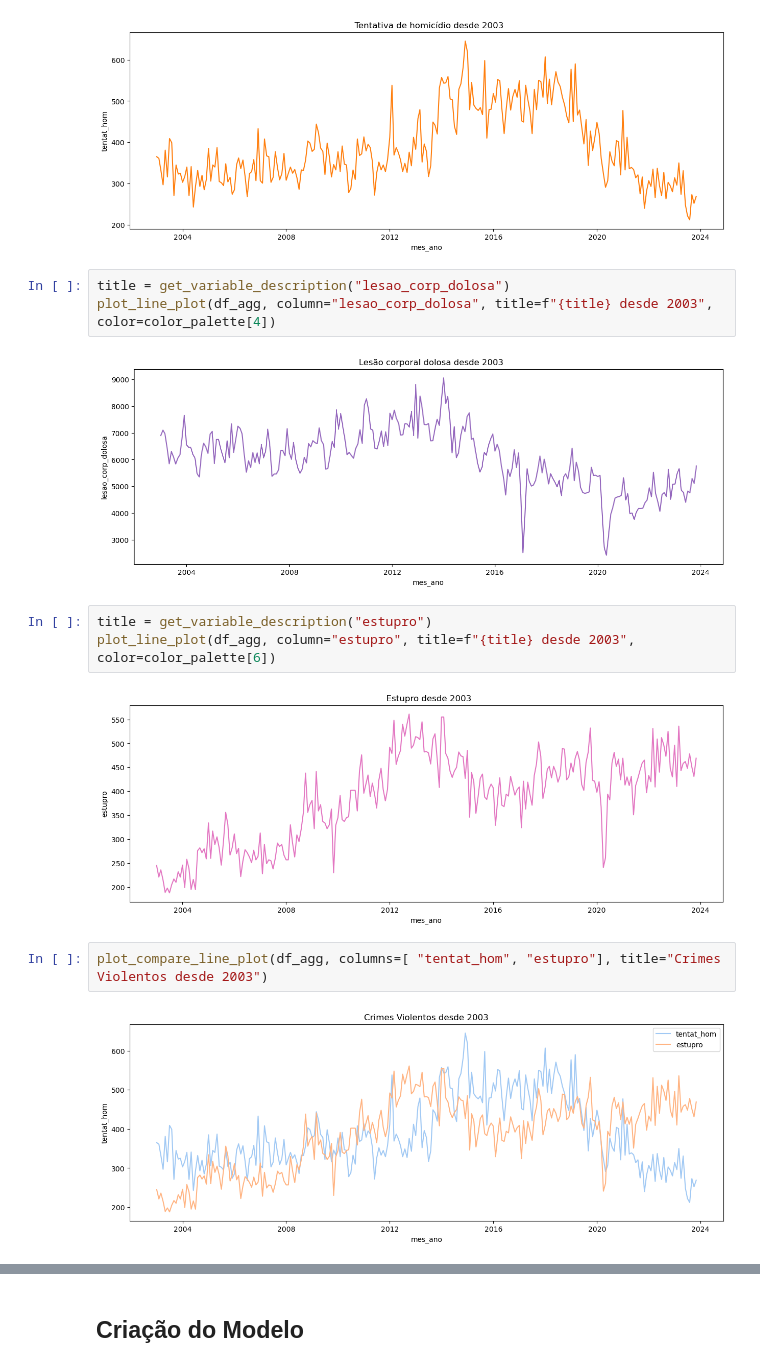
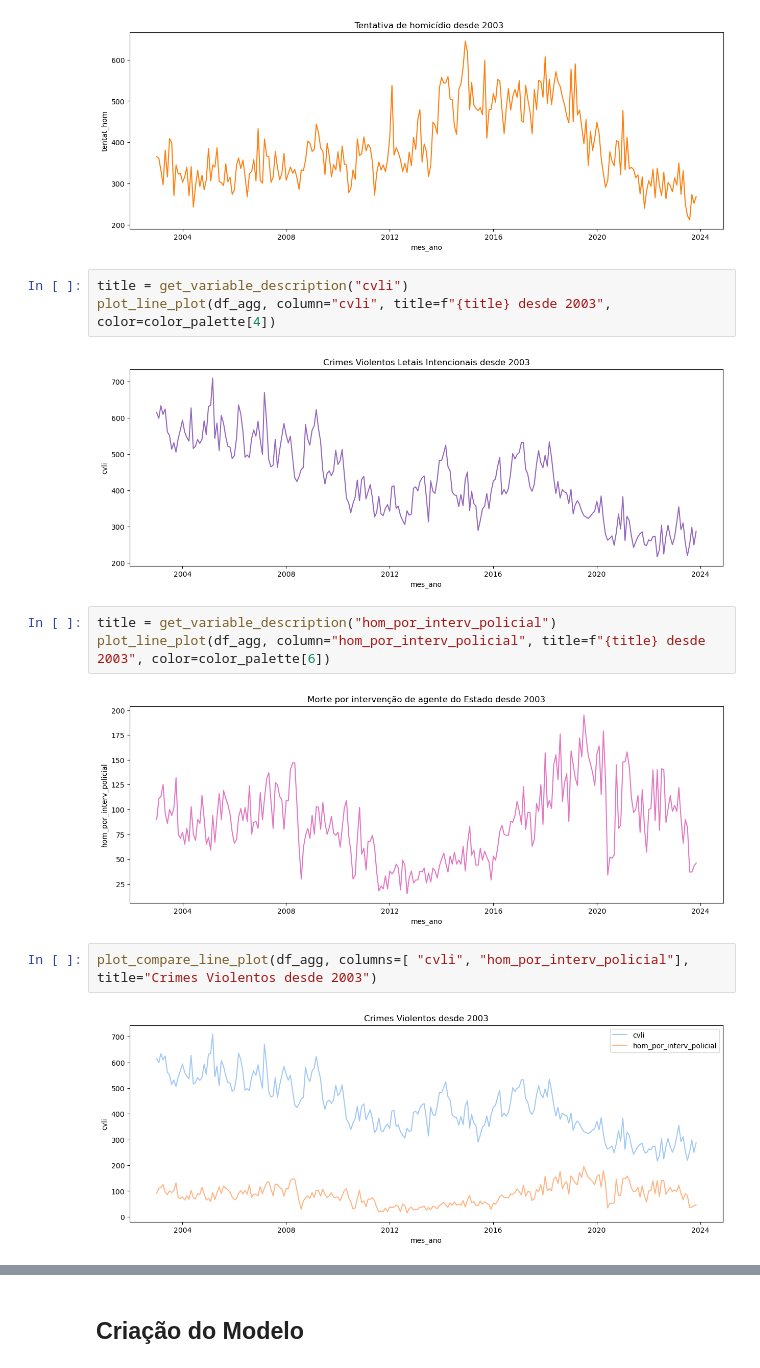
Before and after one commit to VictorMilhomem/ISP-Time-Series-Analysis, a Jupyter notebook: analysis.ipynb, the cells around one changed output, grey strips where cells are left out. Drawn from its saved outputs; the diff is of its cells as text.

```diff
--- a/analysis.ipynb
+++ b/analysis.ipynb
@@ -195,17 +195,17 @@ plot_line_plot(df_agg, column="tentat_hom", title=f"{title} desde 2003")
 # %% [output]
 [figure]
 # %%
-title = get_variable_description("lesao_corp_dolosa")
-plot_line_plot(df_agg, column="lesao_corp_dolosa", title=f"{title} desde 2003", color=color_palette[4])
+title = get_variable_description("cvli")
+plot_line_plot(df_agg, column="cvli", title=f"{title} desde 2003", color=color_palette[4])
 # %% [output]
-[figure, old version]
+[figure, new version]
 # %%
-title = get_variable_description("estupro")
-plot_line_plot(df_agg, column="estupro", title=f"{title} desde 2003", color=color_palette[6])
+title = get_variable_description("hom_por_interv_policial")
+plot_line_plot(df_agg, column="hom_por_interv_policial", title=f"{title} desde 2003", color=color_palette[6])
 # %% [output]
-[figure, old version]
+[figure, new version]
 # %%
-plot_compare_line_plot(df_agg, columns=[ "tentat_hom", "estupro"], title="Crimes Violentos desde 2003")
+plot_compare_line_plot(df_agg, columns=[ "cvli", "hom_por_interv_policial"], title="Crimes Violentos desde 2003")
 # %% [output]
-[figure, old version]
+[figure, new version]
 # %%
```
Also changed, not shown: parts of 21 cells of this notebook.
